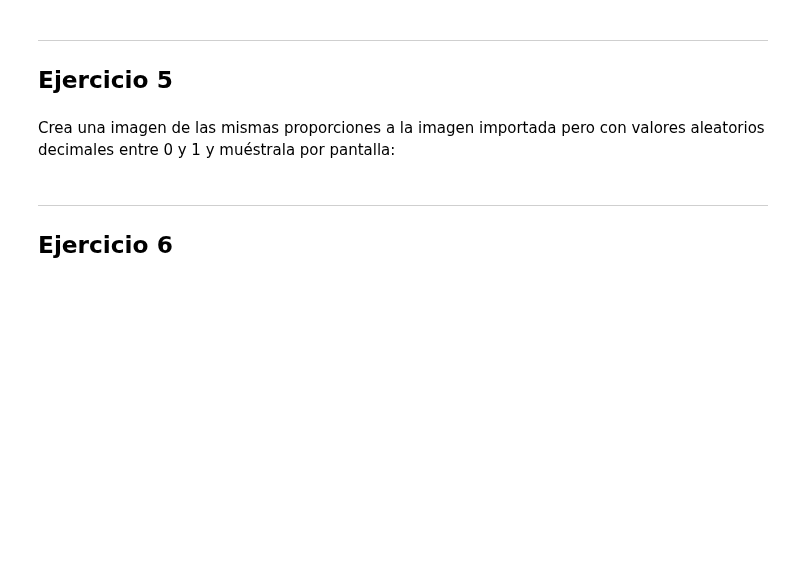
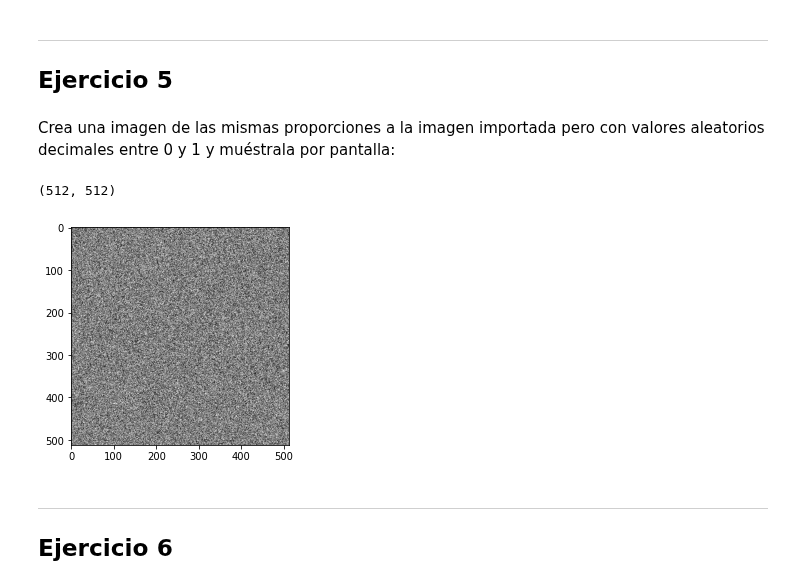
Before and after one commit to CarlosRyu98/PIA, a Jupyter notebook: 03 Tratamiento de imagen/01_Practica.ipynb, the cells around one changed output. Saved outputs shown, nothing was run; the diff lists cells and outputs as text; code cells hidden in the pictures; blank space fills up the shorter version.

```diff
--- a/03 Tratamiento de imagen/01_Practica.ipynb
+++ b/03 Tratamiento de imagen/01_Practica.ipynb
@@ -24,6 +64,15 @@ Haz una copia de la imagen importada. Modifica las filas impares cambiando su va
 ## Ejercicio 5
 # %% [markdown]
 Crea una imagen de las mismas proporciones a la imagen importada pero con valores aleatorios decimales entre 0 y 1 y muéstrala por pantalla:
+# %%
+img3 = np.random.random(size=img.shape)
+print(img3.shape)
+
+plt.imshow(img3, cmap="gray")
+plt.show()
+# %% [output]
+(512, 512)
+[figure, added]
 # %% [markdown]
 ---
 ## Ejercicio 6
```
Also changed, not shown: parts of 8 cells of this notebook, 2 other files.
